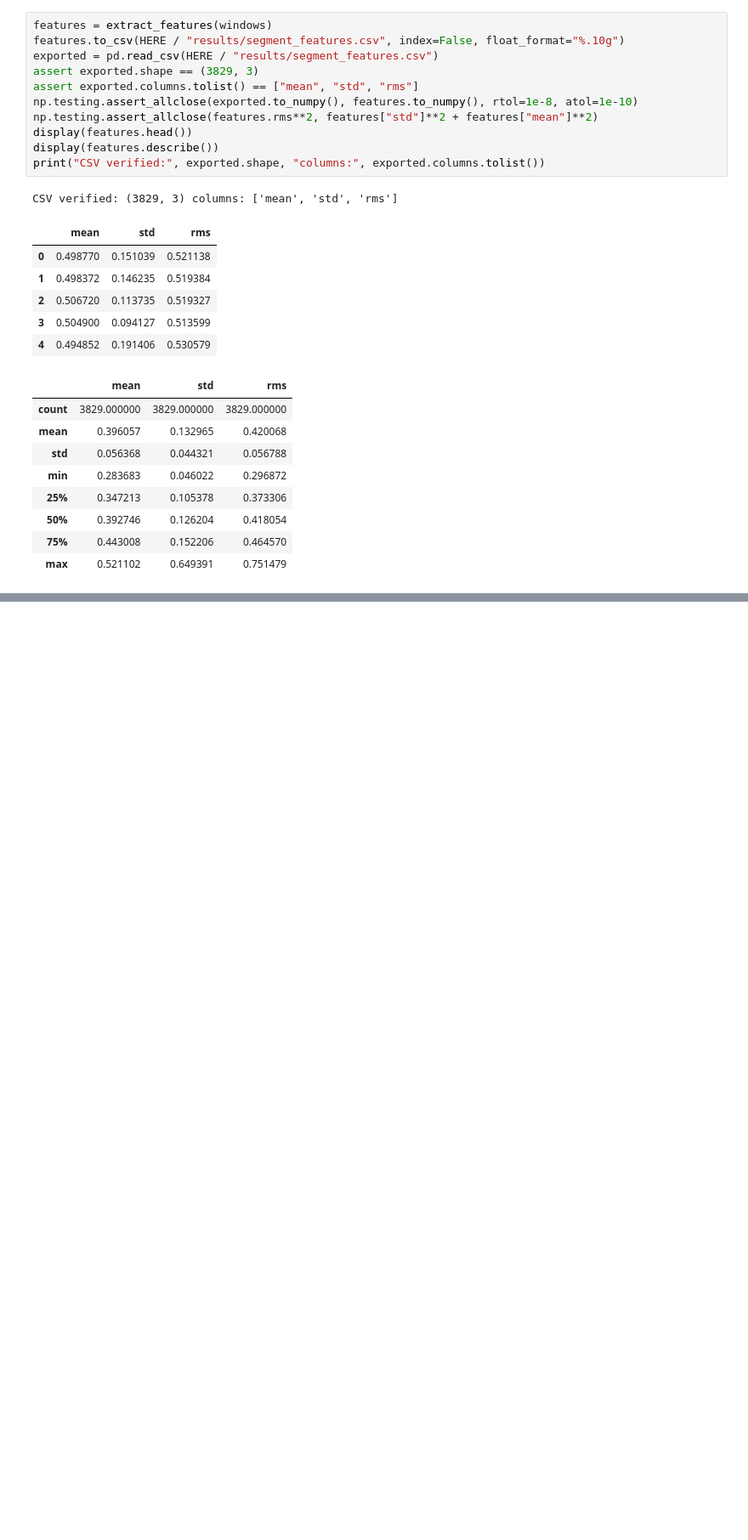
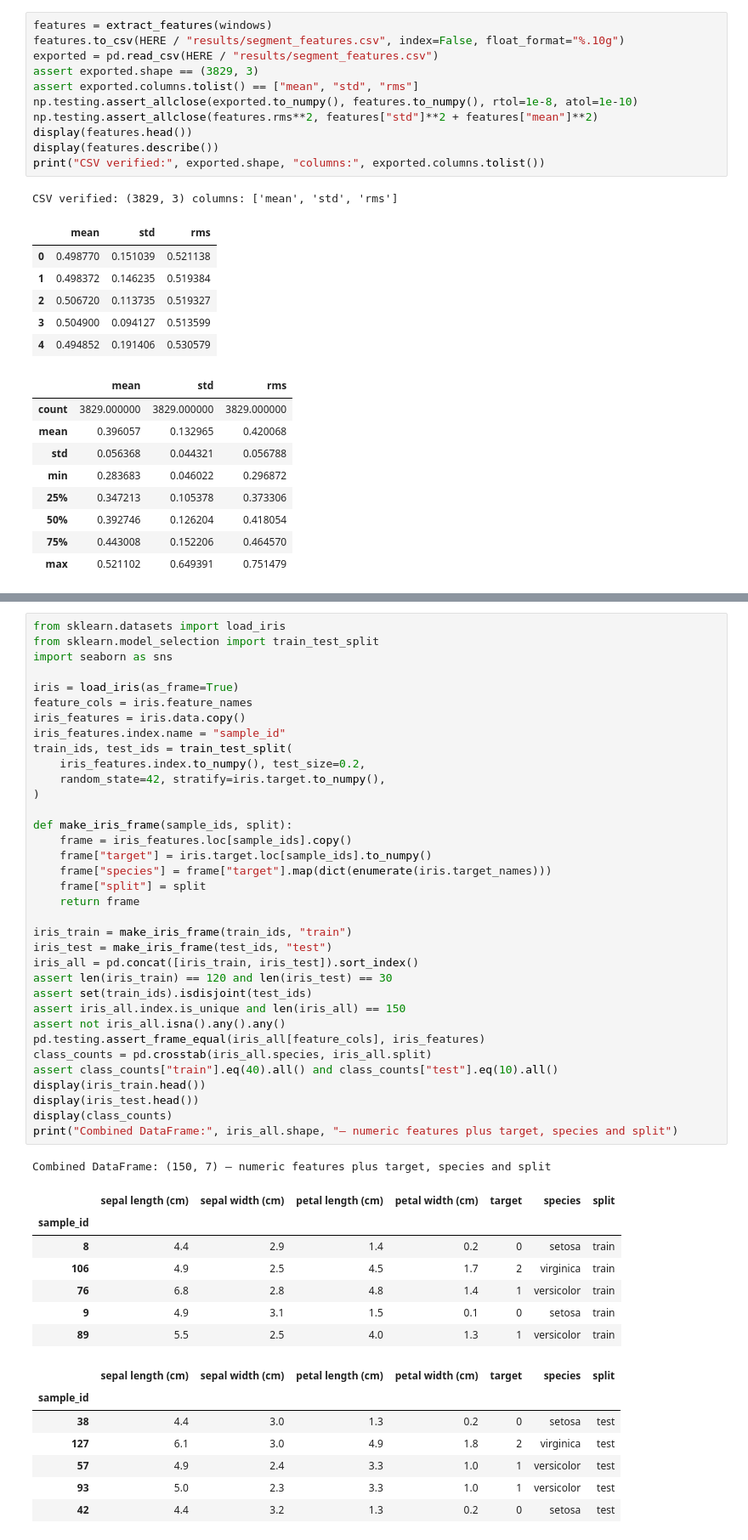
Before and after one commit to raha-sajed/AI-course, a Jupyter notebook: HomeWork1/HomeWork1.ipynb, the cells around one changed output, grey strips where cells are left out. Shown at 85% size. Saved outputs shown, nothing was run; the diff lists cells and outputs as text; blank space fills up the shorter version.

```diff
--- a/HomeWork1/HomeWork1.ipynb
+++ b/HomeWork1/HomeWork1.ipynb
@@ -341,0 +348,51 @@ To be completed in the next step.
+# %%
+from sklearn.datasets import load_iris
+from sklearn.model_selection import train_test_split
+import seaborn as sns
+
+iris = load_iris(as_frame=True)
+feature_cols = iris.feature_names
+iris_features = iris.data.copy()
+iris_features.index.name = "sample_id"
+train_ids, test_ids = train_test_split(
+    iris_features.index.to_numpy(), test_size=0.2,
+    random_state=42, stratify=iris.target.to_numpy(),
+)
+
+def make_iris_frame(sample_ids, split):
+    frame = iris_features.loc[sample_ids].copy()
+    frame["target"] = iris.target.loc[sample_ids].to_numpy()
+    frame["species"] = frame["target"].map(dict(enumerate(iris.target_names)))
+    frame["split"] = split
+    return frame
+
+iris_train = make_iris_frame(train_ids, "train")
+iris_test = make_iris_frame(test_ids, "test")
+iris_all = pd.concat([iris_train, iris_test]).sort_index()
+assert len(iris_train) == 120 and len(iris_test) == 30
+assert set(train_ids).isdisjoint(test_ids)
+assert iris_all.index.is_unique and len(iris_all) == 150
+assert not iris_all.isna().any().any()
+pd.testing.assert_frame_equal(iris_all[feature_cols], iris_features)
+class_counts = pd.crosstab(iris_all.species, iris_all.split)
+assert class_counts["train"].eq(40).all() and class_counts["test"].eq(10).all()
+display(iris_train.head())
+display(iris_test.head())
+display(class_counts)
+print("Combined DataFrame:", iris_all.shape, "— numeric features plus target, species and split")
+# %% [output]
+Combined DataFrame: (150, 7) — numeric features plus target, species and split
+|  | sepal length (cm) | sepal width (cm) | petal length (cm) | petal width (cm) | target | species | split |
+| sample_id |  |  |  |  |  |  |  |
+| 8 | 4.4 | 2.9 | 1.4 | 0.2 | 0 | setosa | train |
+| 106 | 4.9 | 2.5 | 4.5 | 1.7 | 2 | virginica | train |
+| 76 | 6.8 | 2.8 | 4.8 | 1.4 | 1 | versicolor | train |
+| 9 | 4.9 | 3.1 | 1.5 | 0.1 | 0 | setosa | train |
+| 89 | 5.5 | 2.5 | 4.0 | 1.3 | 1 | versicolor | train |
+|  | sepal length (cm) | sepal width (cm) | petal length (cm) | petal width (cm) | target | species | split |
+| sample_id |  |  |  |  |  |  |  |
+| 38 | 4.4 | 3.0 | 1.3 | 0.2 | 0 | setosa | test |
+| 127 | 6.1 | 3.0 | 4.9 | 1.8 | 2 | virginica | test |
+| 57 | 4.9 | 2.4 | 3.3 | 1.0 | 1 | versicolor | test |
+| 93 | 5.0 | 2.3 | 3.3 | 1.0 | 1 | versicolor | test |
+| 42 | 4.4 | 3.2 | 1.3 | 0.2 | 0 | setosa | test |
```
Also changed, not shown: parts of 15 cells of this notebook, 7 other files.
